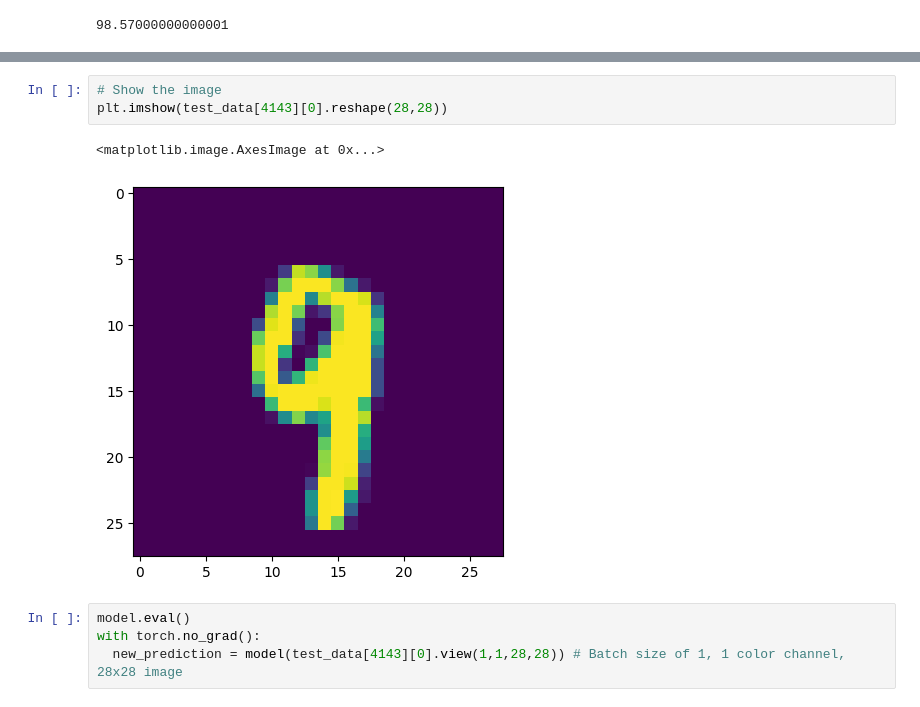
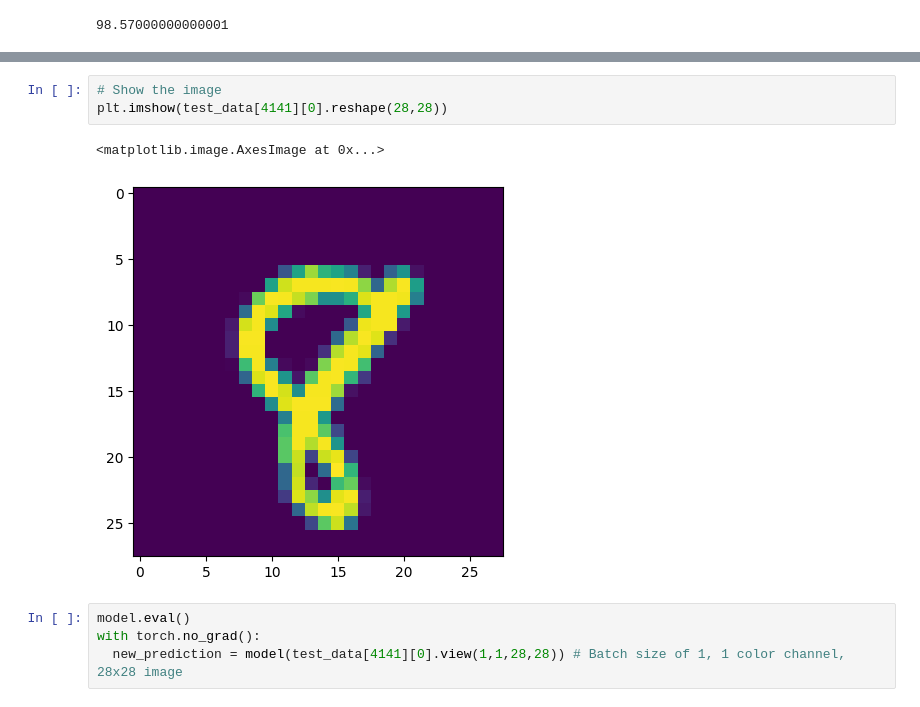
Before and after one commit to AlanNun08/Pytorch-Tutorial, a Jupyter notebook: CNN.ipynb, the cells around one changed output, grey strips where cells are left out. Drawn from its saved outputs; the diff is of its cells as text.

```diff
--- a/CNN.ipynb
+++ b/CNN.ipynb
@@ -310,14 +310,14 @@ tensor([[0.0000, 0.0000, 0.0000, 0.0000, 0.0000, 0.0000, 0.0000, 0.0000, 0.0000,
          0.0000]])
 # %%
 # Show the image
-plt.imshow(test_data[4143][0].reshape(28,28))
+plt.imshow(test_data[4141][0].reshape(28,28))
 # %% [output]
 <matplotlib.image.AxesImage at 0x...>
-[figure, old version]
+[figure, new version]
 # %%
 model.eval()
 with torch.no_grad():
-  new_prediction = model(test_data[4143][0].view(1,1,28,28)) # Batch size of 1, 1 color channel, 28x28 image
+  new_prediction = model(test_data[4141][0].view(1,1,28,28)) # Batch size of 1, 1 color channel, 28x28 image
 # %%
 # Check the new prediction ... get probailities
 new_prediction
```
Also changed, not shown: parts of 6 cells of this notebook.
